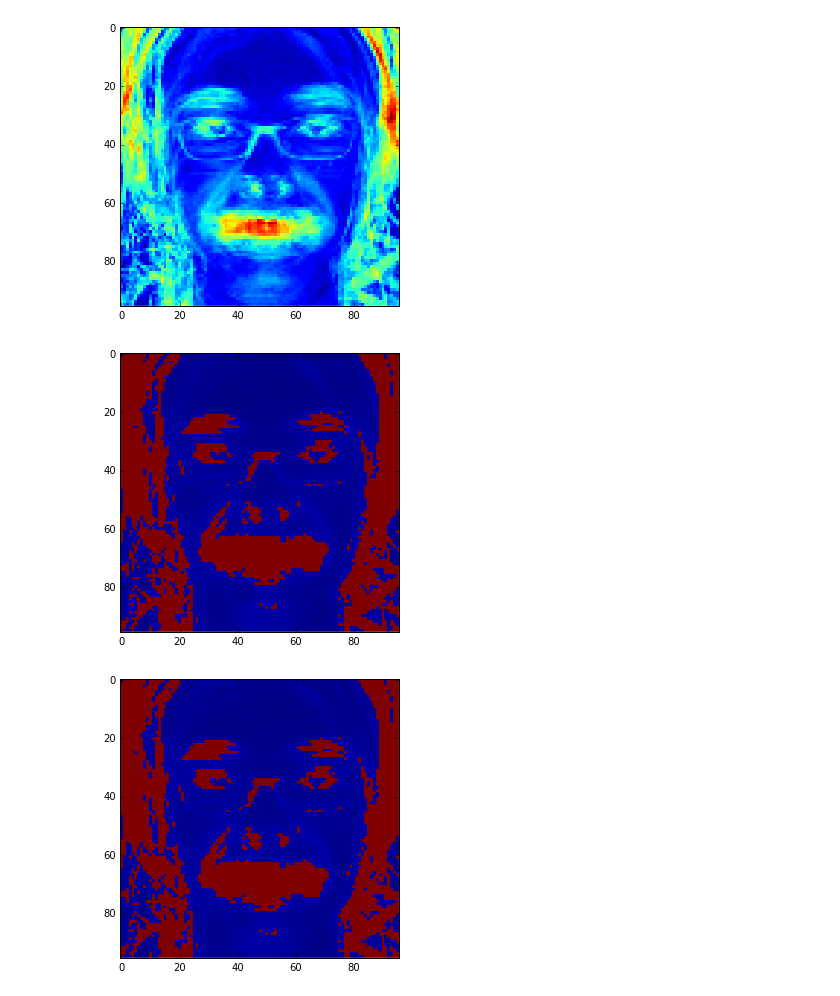
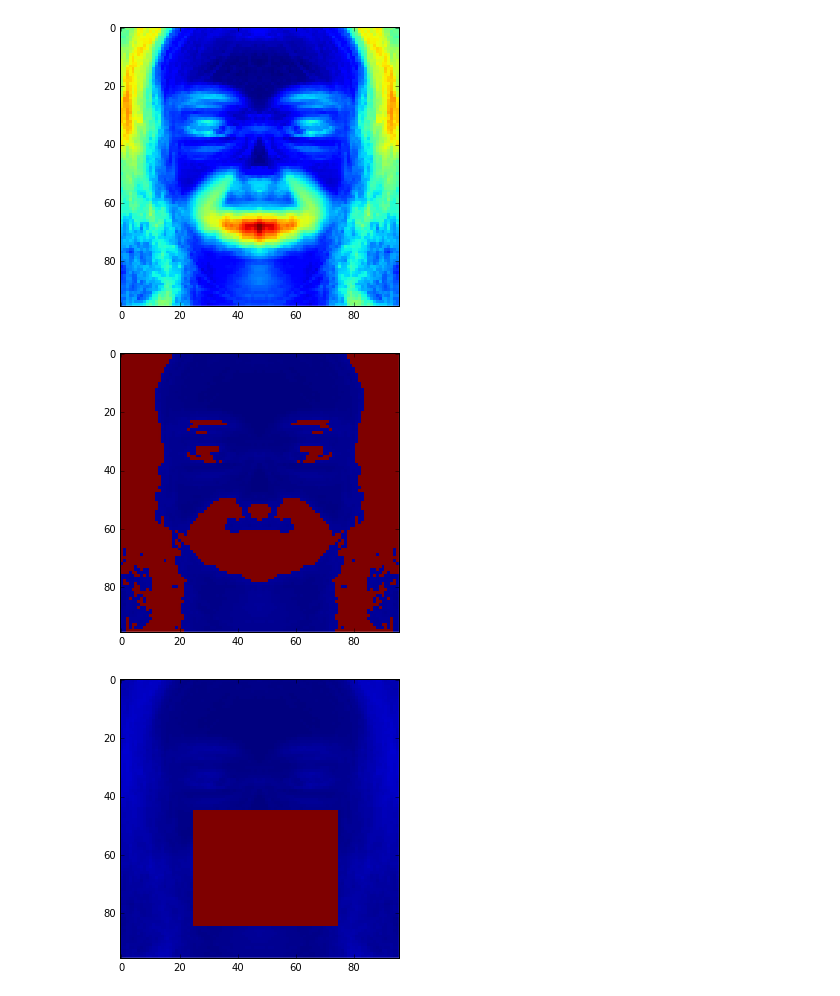
Before and after one commit to ehlemur-zz/BP, a Jupyter notebook: SOP Scratchpad.ipynb, the cells around one changed output. Cells and saved outputs as stored; diff of their text form; code cells hidden in the pictures.

```diff
--- a/SOP Scratchpad.ipynb
+++ b/SOP Scratchpad.ipynb
@@ -40,21 +41,27 @@ V = lemur_PCA(KAGGLE_FACES, N_FEATURES, 2)
 # %%
-N_REPEAT = 3
+N_REPEAT = 1
 N_IMAGES = 200
-N_TEST = 50
+N_TEST = 15
 SPLIT_1 = N_IMAGES - N_TEST
 SPLIT_2 = 100 * N_REPEAT
 
 # Shuffle images
-p = np.random.permutation(N_IMAGES)
+p = np.random.permutation(200)# N_IMAGES)
 
 neutral = neutral[p]
 smiling = smiling[p]
 
-neutral_training = neutral[:SPLIT_1]# np.append(neutral[:SPLIT_1], smiling[:SPLIT_1], axis=0)
-smiling_training = smiling[:SPLIT_1]# np.append(smiling[:SPLIT_1], smiling[:SPLIT_1], axis=0)
+neutral_training = np.append(neutral[:SPLIT_1], smiling[:SPLIT_1], axis=0)
+smiling_training = np.append(smiling[:SPLIT_1], smiling[:SPLIT_1], axis=0)
 
-neutral_test = neutral[SPLIT_1:]# np.append(neutral[SPLIT_1:], smiling[SPLIT_1:], axis=0)
-smiling_test = smiling[SPLIT_1:]# np.append(smiling[SPLIT_1:], smiling[SPLIT_1:], axis=0)
+def fliplr(imgs):
+  return imgs.reshape(-1, 96, 96)[:,:,::-1].reshape(-1, 9216)
+
+neutral_training = np.append(neutral_training, fliplr(neutral_training), axis=0)
+smiling_training = np.append(smiling_training, fliplr(smiling_training), axis=0)
+
+neutral_test = neutral[SPLIT_1:N_IMAGES]# np.append(neutral[SPLIT_1:], smiling[SPLIT_1:], axis=0)
+smiling_test = smiling[SPLIT_1:N_IMAGES]# np.append(smiling[SPLIT_1:], smiling[SPLIT_1:], axis=0)
 
 if N_REPEAT > 1:
   neutral_training = lemur_util.distort(np.repeat(neutral_training, N_REPEAT, axis=0), scale=0.05)
@@ -73,32 +81,33 @@ lemur_face = scipy.ndimage.imread('lemur_face.jpeg', flatten=True).reshape(1, 92
+# %%
+std = np.std(smiling_training - neutral_training, axis=0)
+
+std_selection = np.arange(9216)[std>.075]
+rect_selection = np.arange(9216).reshape(96, 96)[45:85,25:75].flatten()
+
+all_indices = range(9216)
+indices_selected = set(std_selection).intersection(rect_selection)
+indices_unselected = [i  for i in all_indices if i not in indices_selected]
+indices_selected = list(indices_selected)
 # %%
-std = np.std(smiling_test - neutral_test, axis=0)
-
-std_selection = np.arange(9216)[std>.1]
-rect_selection = np.arange(9216).reshape(96, 96)[45:85,25:75].flatten()
-
-all_indices = range(9216)
-indices_selected = set(std_selection).intersection(rect_selection)
-indices_unselected = [i  for i in all_indices if i not in indices_selected]
-indices_selected = list(indices_selected)
 
 A = std.copy()
 A[std_selection] = 2
 B = std.copy()
-B[std_selection] = 2
+B[rect_selection] = 2
 C = std.copy()
 C[indices_selected] = 2
 
 plt.rcParams['figure.figsize'] = (5.0, 5.0)
 plt.imshow(std.reshape(96,96), interpolation='none')
 plt.show()
 plt.imshow(A.reshape(96,96), interpolation='none')
 plt.show()
 plt.imshow(B.reshape(96,96), interpolation='none')
 plt.show()
 plt.imshow(C.reshape(96,96), interpolation='none')
 plt.show()
 plt.rcParams['figure.figsize'] = (30.0, 30.0)
 # %% [output]
-[figure, old version]
+[figure, new version]
-[figure, old version]
+[figure, new version]
-[figure, old version]
+[figure, new version]
```
Also changed, not shown: parts of 20 cells of this notebook, 1 other file.
